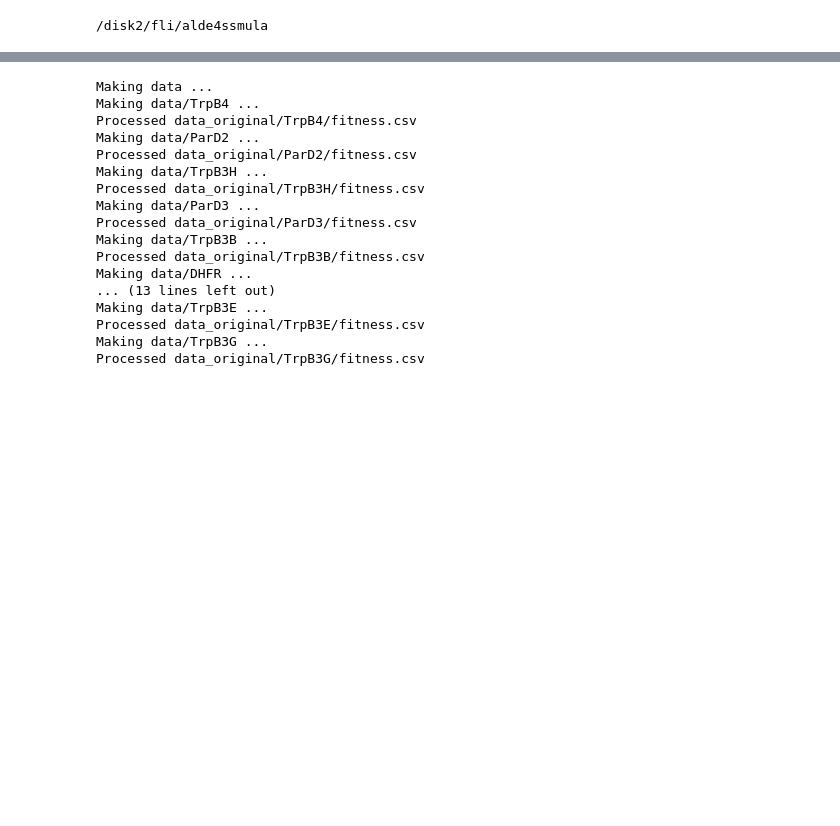
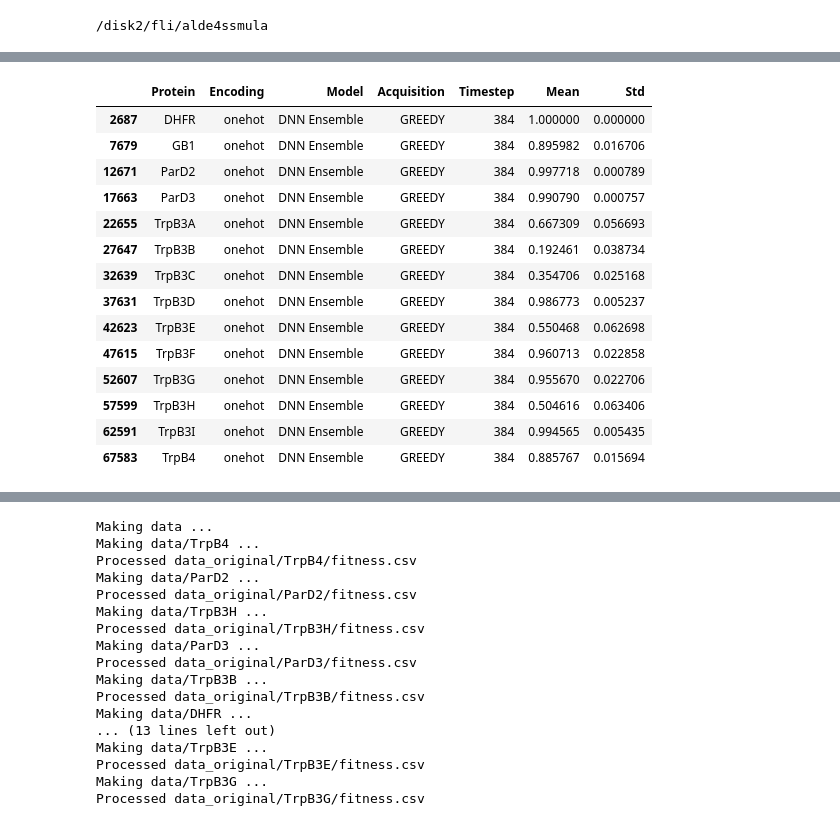
Before and after one commit to fhalab/alde4ssmula, a Jupyter notebook: analysis/tabulate_results.ipynb, the cells around one changed output, grey strips where cells are left out. Drawn from its saved outputs; the diff is of its cells as text; code cells hidden in the pictures; blank space fills up the shorter version.

```diff
--- a/analysis/tabulate_results.ipynb
+++ b/analysis/tabulate_results.ipynb
@@ -199 +219,19 @@ df = pd.read_csv("/disk2/fli/alde4ssmula/results/all_384+96/all_results.csv")
+# %%
+df[(df["Encoding"]=="onehot") & (df["Acquisition"] == "GREEDY") & (df["Model"] == "DNN Ensemble") & (df["Timestep"] == 384)]
+# %% [output]
+|  | Protein | Encoding | Model | Acquisition | Timestep | Mean | Std |
+| 2687 | DHFR | onehot | DNN Ensemble | GREEDY | 384 | 1.000000 | 0.000000 |
+| 7679 | GB1 | onehot | DNN Ensemble | GREEDY | 384 | 0.895982 | 0.016706 |
+| 12671 | ParD2 | onehot | DNN Ensemble | GREEDY | 384 | 0.997718 | 0.000789 |
+| 17663 | ParD3 | onehot | DNN Ensemble | GREEDY | 384 | 0.990790 | 0.000757 |
+| 22655 | TrpB3A | onehot | DNN Ensemble | GREEDY | 384 | 0.667309 | 0.056693 |
+| 27647 | TrpB3B | onehot | DNN Ensemble | GREEDY | 384 | 0.192461 | 0.038734 |
+| 32639 | TrpB3C | onehot | DNN Ensemble | GREEDY | 384 | 0.354706 | 0.025168 |
+| 37631 | TrpB3D | onehot | DNN Ensemble | GREEDY | 384 | 0.986773 | 0.005237 |
+| 42623 | TrpB3E | onehot | DNN Ensemble | GREEDY | 384 | 0.550468 | 0.062698 |
+| 47615 | TrpB3F | onehot | DNN Ensemble | GREEDY | 384 | 0.960713 | 0.022858 |
+| 52607 | TrpB3G | onehot | DNN Ensemble | GREEDY | 384 | 0.955670 | 0.022706 |
+| 57599 | TrpB3H | onehot | DNN Ensemble | GREEDY | 384 | 0.504616 | 0.063406 |
+| 62591 | TrpB3I | onehot | DNN Ensemble | GREEDY | 384 | 0.994565 | 0.005435 |
+| 67583 | TrpB4 | onehot | DNN Ensemble | GREEDY | 384 | 0.885767 | 0.015694 |
 # %%
```
Also changed, not shown: parts of 4 cells of this notebook, 2 other files.
